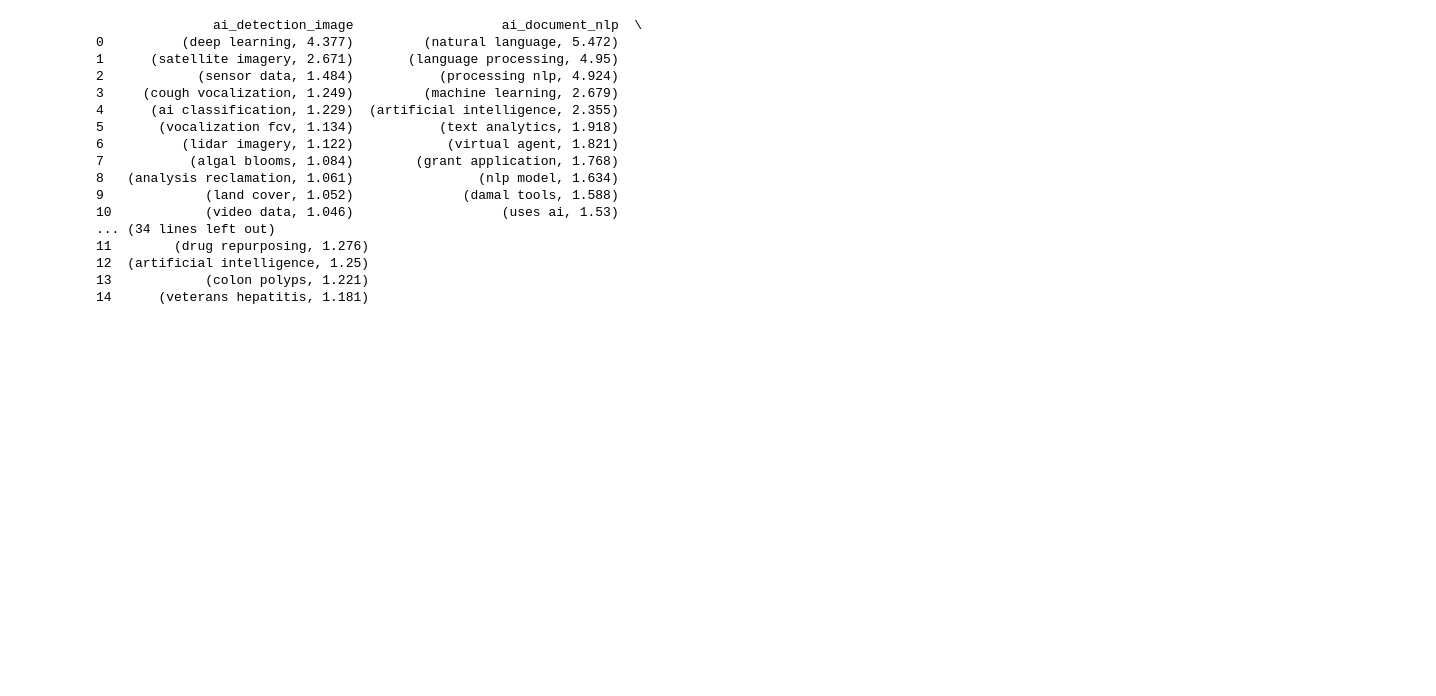
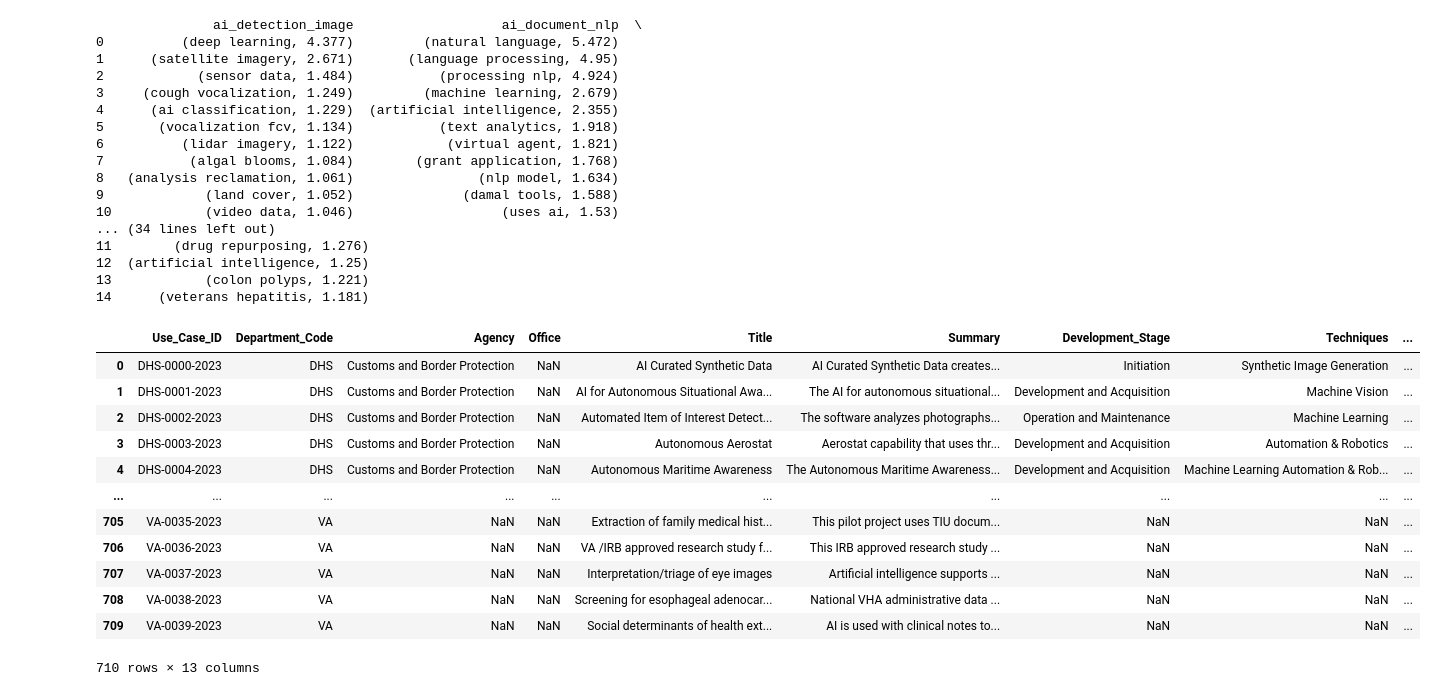
Before and after one commit to skacholia/FederalAIVisualization, a Jupyter notebook: Untitled.ipynb, the cells around one changed output. Cells and saved outputs as stored; diff of their text form; code cells hidden in the pictures; blank space fills up the shorter version.

Commit message:
column order

```diff
--- a/Untitled.ipynb
+++ b/Untitled.ipynb
@@ -338,3 +338,19 @@ print(cluster_df_bigrams)
 12  (artificial intelligence, 1.25)
 13            (colon polyps, 1.221)
 14      (veterans hepatitis, 1.181)
+# %%
+df
+# %% [output]
+|  | Use_Case_ID | Department_Code | Agency | Office | Title | Summary | Development_Stage | Techniques | ... |
+| 0 | DHS-0000-2023 | DHS | Customs and Border Protection | NaN | AI Curated Synthetic Data | AI Curated Synthetic Data creates... | Initiation | Synthetic Image Generation | ... |
+| 1 | DHS-0001-2023 | DHS | Customs and Border Protection | NaN | AI for Autonomous Situational Awa... | The AI for autonomous situational... | Development and Acquisition | Machine Vision | ... |
+| 2 | DHS-0002-2023 | DHS | Customs and Border Protection | NaN | Automated Item of Interest Detect... | The software analyzes photographs... | Operation and Maintenance | Machine Learning | ... |
+| 3 | DHS-0003-2023 | DHS | Customs and Border Protection | NaN | Autonomous Aerostat | Aerostat capability that uses thr... | Development and Acquisition | Automation & Robotics | ... |
+| 4 | DHS-0004-2023 | DHS | Customs and Border Protection | NaN | Autonomous Maritime Awareness | The Autonomous Maritime Awareness... | Development and Acquisition | Machine Learning Automation & Rob... | ... |
+| ... | ... | ... | ... | ... | ... | ... | ... | ... | ... |
+| 705 | VA-0035-2023 | VA | NaN | NaN | Extraction of family medical hist... | This pilot project uses TIU docum... | NaN | NaN | ... |
+| 706 | VA-0036-2023 | VA | NaN | NaN | VA /IRB approved research study f... | This IRB approved research study ... | NaN | NaN | ... |
+| 707 | VA-0037-2023 | VA | NaN | NaN | Interpretation/triage of eye images | Artificial intelligence supports ... | NaN | NaN | ... |
+| 708 | VA-0038-2023 | VA | NaN | NaN | Screening for esophageal adenocar... | National VHA administrative data ... | NaN | NaN | ... |
+| 709 | VA-0039-2023 | VA | NaN | NaN | Social determinants of health ext... | AI is used with clinical notes to... | NaN | NaN | ... |
+710 rows × 13 columns
```
Also changed, not shown: parts of 2 cells of this notebook, 1 other file.
